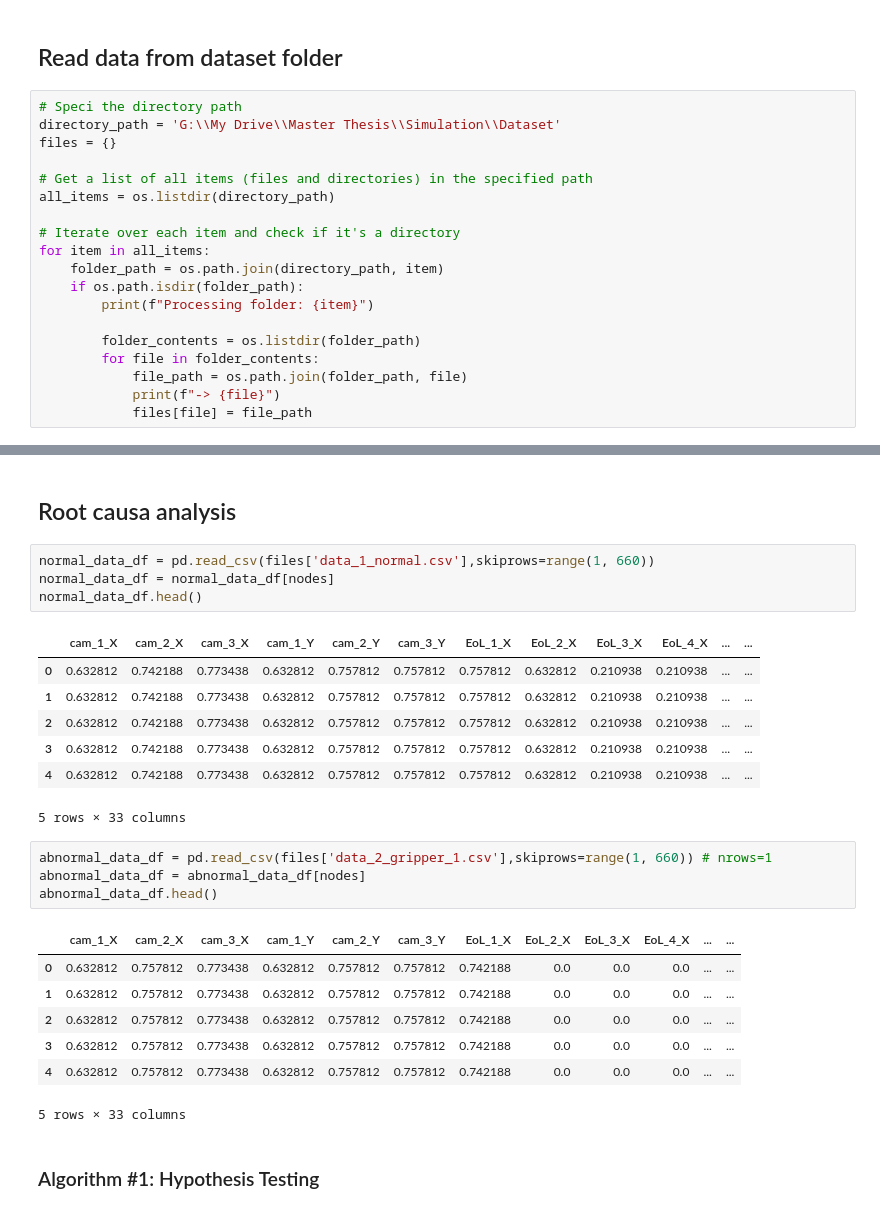
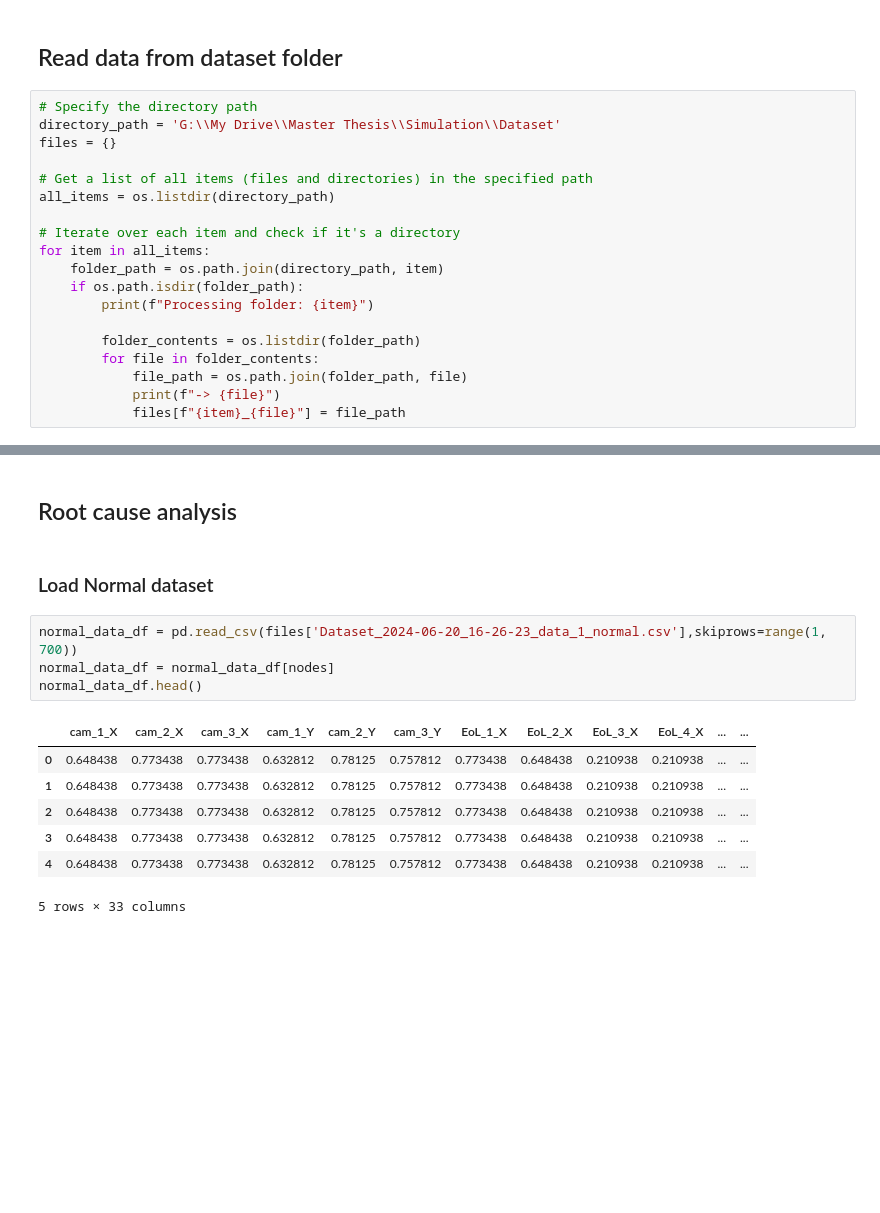
Before and after one commit to brjo0501/Master-Thesis_Code, a Jupyter notebook: Root Cause Analysis.ipynb, the cells around one changed output, grey strips where cells are left out. Drawn from its saved outputs; the diff is of its cells as text; blank space fills up the shorter version.

```diff
--- a/Root Cause Analysis.ipynb
+++ b/Root Cause Analysis.ipynb
@@ -141,7 +148,7 @@ adj_matrix_extended = nx.to_pandas_adjacency(G,nodes)
 # %% [markdown]
 ## Read data from dataset folder
 # %%
-# Speci the directory path
+# Specify the directory path
 directory_path = 'G:\\My Drive\\Master Thesis\\Simulation\\Dataset'
 files = {}
 
@@ -158,7 +165,7 @@ for item in all_items:
         for file in folder_contents:
             file_path = os.path.join(folder_path, file)
             print(f"-> {file}")
-            files[file] = file_path
+            files[f"{item}_{file}"] = file_path
 # %% [output]
 Processing folder: Dataset_2024-06-18_18-29-49
 -> data_1_normal.csv
@@ -168,28 +187,16 @@ Processing folder: Dataset_2024-06-18_18-29-49
 # %% [markdown]
-## Root causa analysis
+## Root cause analysis
+# %% [markdown]
+### Load Normal dataset
 # %%
-normal_data_df = pd.read_csv(files['data_1_normal.csv'],skiprows=range(1, 660))
+normal_data_df = pd.read_csv(files['Dataset_2024-06-20_16-26-23_data_1_normal.csv'],skiprows=range(1, 700))
 normal_data_df = normal_data_df[nodes]
 normal_data_df.head()
 # %% [output]
 |  | cam_1_X | cam_2_X | cam_3_X | cam_1_Y | cam_2_Y | cam_3_Y | EoL_1_X | EoL_2_X | EoL_3_X | EoL_4_X | ... | ... |
-| 0 | 0.632812 | 0.742188 | 0.773438 | 0.632812 | 0.757812 | 0.757812 | 0.757812 | 0.632812 | 0.210938 | 0.210938 | ... | ... |
-| 1 | 0.632812 | 0.742188 | 0.773438 | 0.632812 | 0.757812 | 0.757812 | 0.757812 | 0.632812 | 0.210938 | 0.210938 | ... | ... |
-| 2 | 0.632812 | 0.742188 | 0.773438 | 0.632812 | 0.757812 | 0.757812 | 0.757812 | 0.632812 | 0.210938 | 0.210938 | ... | ... |
-| 3 | 0.632812 | 0.742188 | 0.773438 | 0.632812 | 0.757812 | 0.757812 | 0.757812 | 0.632812 | 0.210938 | 0.210938 | ... | ... |
-| 4 | 0.632812 | 0.742188 | 0.773438 | 0.632812 | 0.757812 | 0.757812 | 0.757812 | 0.632812 | 0.210938 | 0.210938 | ... | ... |
+| 0 | 0.648438 | 0.773438 | 0.773438 | 0.632812 | 0.78125 | 0.757812 | 0.773438 | 0.648438 | 0.210938 | 0.210938 | ... | ... |
+| 1 | 0.648438 | 0.773438 | 0.773438 | 0.632812 | 0.78125 | 0.757812 | 0.773438 | 0.648438 | 0.210938 | 0.210938 | ... | ... |
+| 2 | 0.648438 | 0.773438 | 0.773438 | 0.632812 | 0.78125 | 0.757812 | 0.773438 | 0.648438 | 0.210938 | 0.210938 | ... | ... |
+| 3 | 0.648438 | 0.773438 | 0.773438 | 0.632812 | 0.78125 | 0.757812 | 0.773438 | 0.648438 | 0.210938 | 0.210938 | ... | ... |
+| 4 | 0.648438 | 0.773438 | 0.773438 | 0.632812 | 0.78125 | 0.757812 | 0.773438 | 0.648438 | 0.210938 | 0.210938 | ... | ... |
 5 rows × 33 columns
-# %%
-abnormal_data_df = pd.read_csv(files['data_2_gripper_1.csv'],skiprows=range(1, 660)) # nrows=1
-abnormal_data_df = abnormal_data_df[nodes]
-abnormal_data_df.head()
-# %% [output]
-|  | cam_1_X | cam_2_X | cam_3_X | cam_1_Y | cam_2_Y | cam_3_Y | EoL_1_X | EoL_2_X | EoL_3_X | EoL_4_X | ... | ... |
-| 0 | 0.632812 | 0.757812 | 0.773438 | 0.632812 | 0.757812 | 0.757812 | 0.742188 | 0.0 | 0.0 | 0.0 | ... | ... |
-| 1 | 0.632812 | 0.757812 | 0.773438 | 0.632812 | 0.757812 | 0.757812 | 0.742188 | 0.0 | 0.0 | 0.0 | ... | ... |
-| 2 | 0.632812 | 0.757812 | 0.773438 | 0.632812 | 0.757812 | 0.757812 | 0.742188 | 0.0 | 0.0 | 0.0 | ... | ... |
-| 3 | 0.632812 | 0.757812 | 0.773438 | 0.632812 | 0.757812 | 0.757812 | 0.742188 | 0.0 | 0.0 | 0.0 | ... | ... |
-| 4 | 0.632812 | 0.757812 | 0.773438 | 0.632812 | 0.757812 | 0.757812 | 0.742188 | 0.0 | 0.0 | 0.0 | ... | ... |
-5 rows × 33 columns
-# %% [markdown]
-### Algorithm #1: Hypothesis Testing
```
Also changed, not shown: parts of 47 cells of this notebook, 7 other files.
